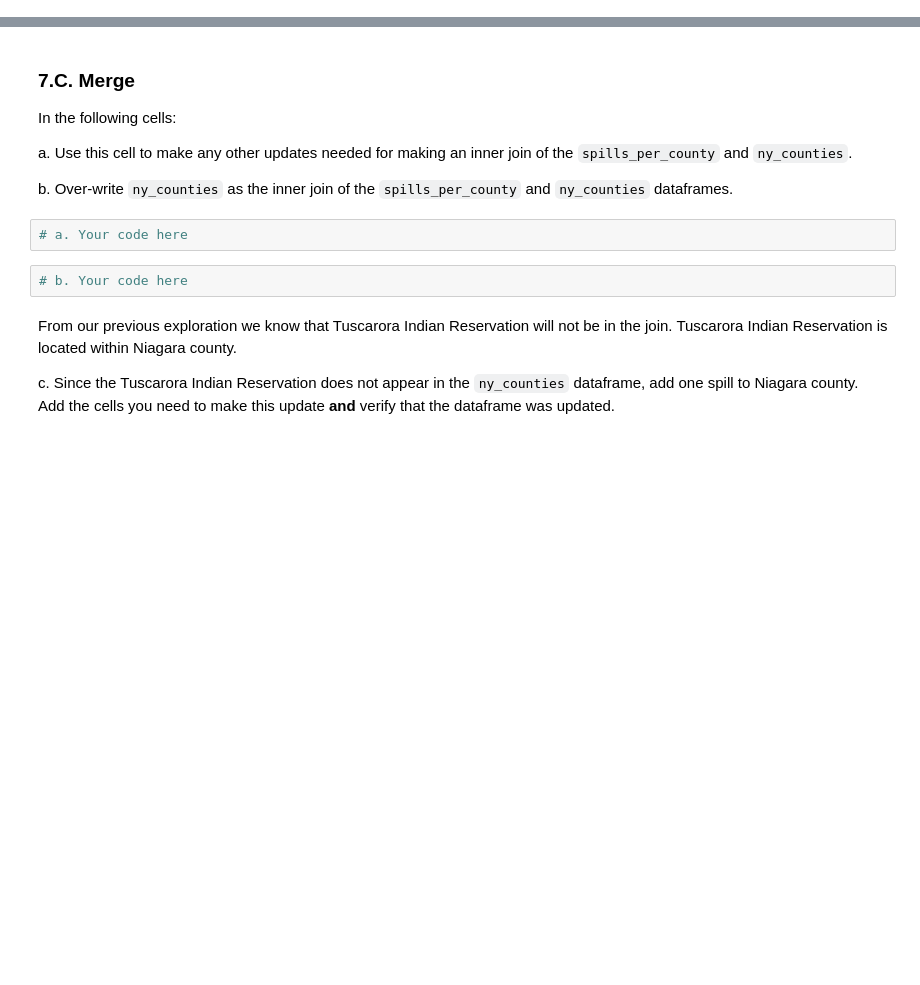
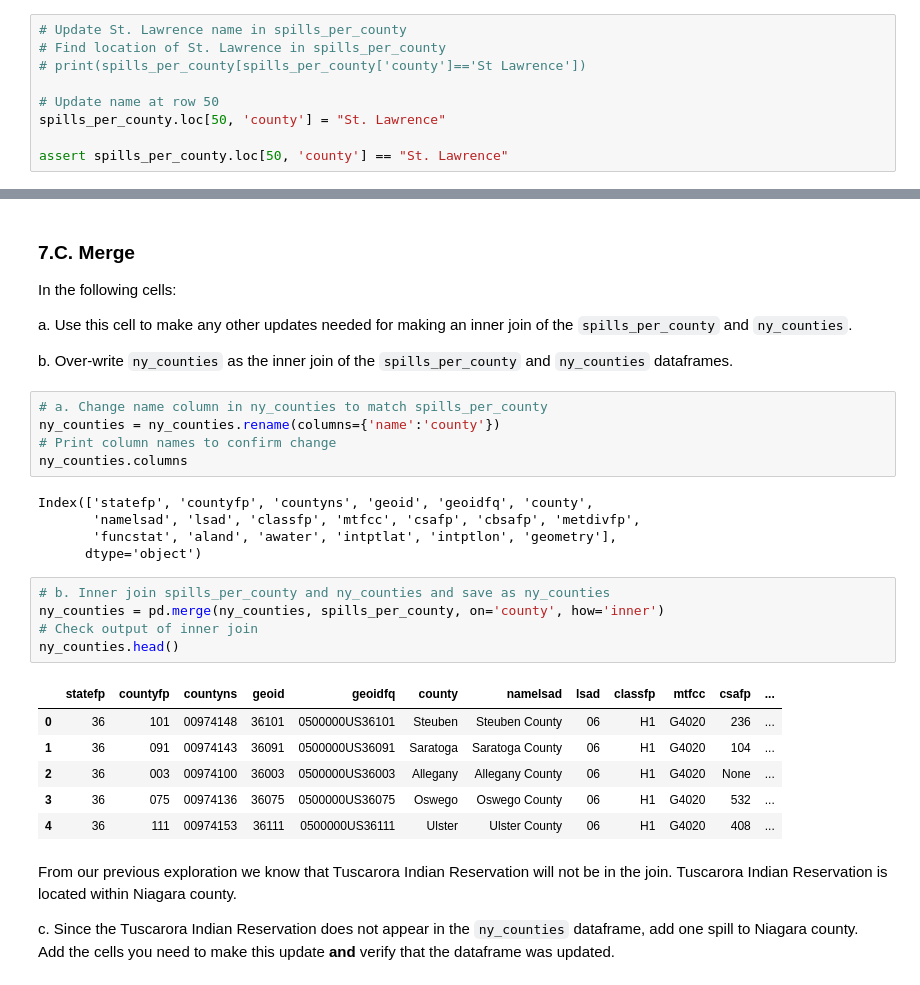
Before and after one commit to egp4aq/eds220-hwk3, a Jupyter notebook: hwk3-task2-oil-spills.ipynb, the cells around one changed output, grey strips where cells are left out. Saved outputs shown, nothing was run; the diff lists cells and outputs as text; blank space fills up the shorter version.

Commit message:
Perform inner join

```diff
--- a/hwk3-task2-oil-spills.ipynb
+++ b/hwk3-task2-oil-spills.ipynb
@@ -456,0 +500,9 @@ You may add cells if needed.
+# %%
+# Update St. Lawrence name in spills_per_county
+# Find location of St. Lawrence in spills_per_county
+# print(spills_per_county[spills_per_county['county']=='St Lawrence'])
+
+# Update name at row 50
+spills_per_county.loc[50, 'county'] = "St. Lawrence"
+
+assert spills_per_county.loc[50, 'county'] == "St. Lawrence"
@@ -462,10 +534,28 @@ In the following cells:
 a. Use this cell to make any other updates needed for making an inner join of the `spills_per_county` and `ny_counties`.
 
 b. Over-write `ny_counties` as the  inner join of the `spills_per_county` and `ny_counties` dataframes.
-# %%
-# a. Your code here
-# %%
-# b. Your code here
+# %%
+# a. Change name column in ny_counties to match spills_per_county
+ny_counties = ny_counties.rename(columns={'name':'county'})
+# Print column names to confirm change
+ny_counties.columns
+# %% [output]
+Index(['statefp', 'countyfp', 'countyns', 'geoid', 'geoidfq', 'county',
+       'namelsad', 'lsad', 'classfp', 'mtfcc', 'csafp', 'cbsafp', 'metdivfp',
+       'funcstat', 'aland', 'awater', 'intptlat', 'intptlon', 'geometry'],
+      dtype='object')
+# %%
+# b. Inner join spills_per_county and ny_counties and save as ny_counties
+ny_counties = pd.merge(ny_counties, spills_per_county, on='county', how='inner')
+# Check output of inner join
+ny_counties.head()
+# %% [output]
+|  | statefp | countyfp | countyns | geoid | geoidfq | county | namelsad | lsad | classfp | mtfcc | csafp | ... |
+| 0 | 36 | 101 | 00974148 | 36101 | 0500000US36101 | Steuben | Steuben County | 06 | H1 | G4020 | 236 | ... |
+| 1 | 36 | 091 | 00974143 | 36091 | 0500000US36091 | Saratoga | Saratoga County | 06 | H1 | G4020 | 104 | ... |
+| 2 | 36 | 003 | 00974100 | 36003 | 0500000US36003 | Allegany | Allegany County | 06 | H1 | G4020 | None | ... |
+| 3 | 36 | 075 | 00974136 | 36075 | 0500000US36075 | Oswego | Oswego County | 06 | H1 | G4020 | 532 | ... |
+| 4 | 36 | 111 | 00974153 | 36111 | 0500000US36111 | Ulster | Ulster County | 06 | H1 | G4020 | 408 | ... |
 # %% [markdown]
 
 From our previous exploration we know that Tuscarora Indian Reservation will not be in the join. Tuscarora Indian Reservation is located within Niagara county.
```
Also changed, not shown: parts of 15 cells of this notebook.
